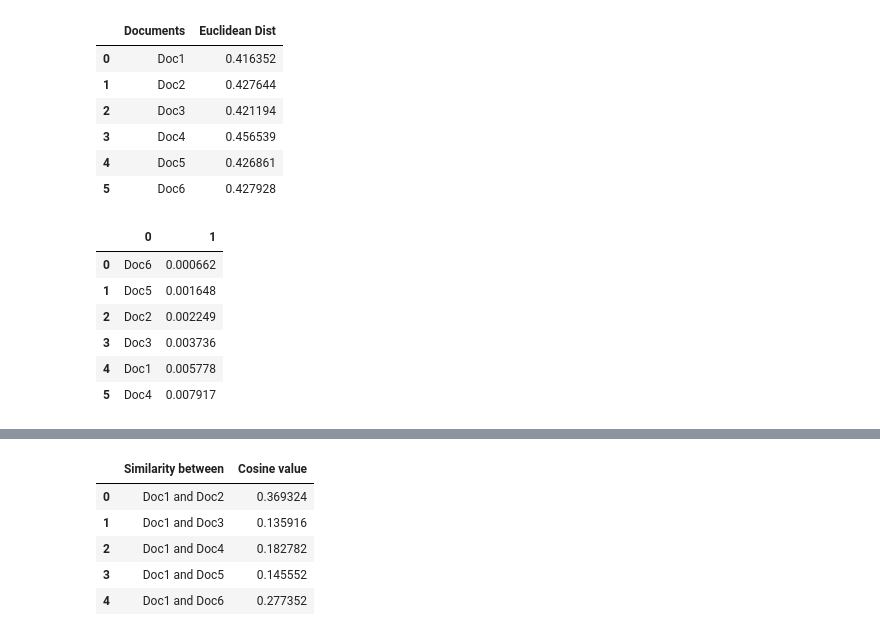
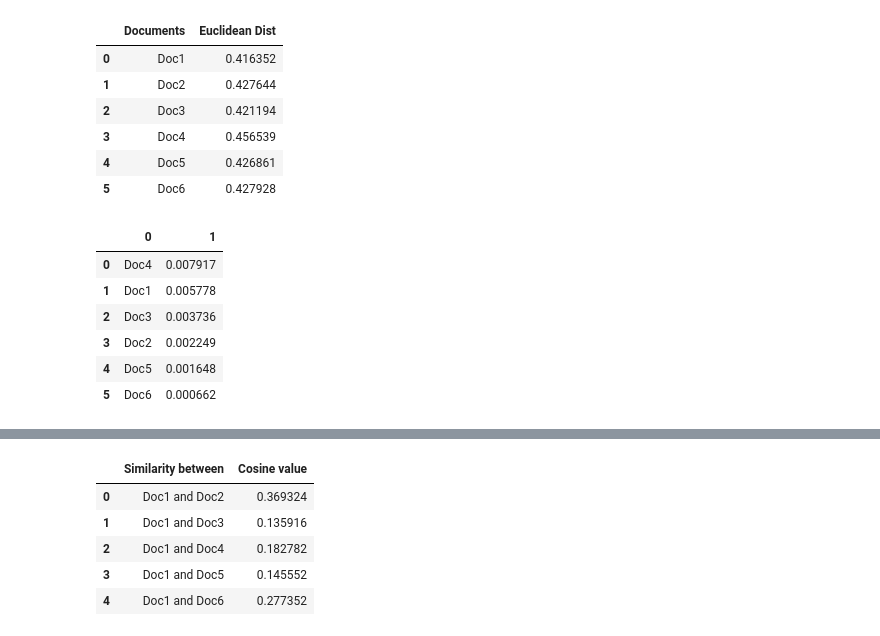
Before and after one commit to Gaurav4604/WebMining, a Jupyter notebook: Assesment 2/assessment.ipynb, the cells around one changed output, grey strips where cells are left out. Cells and saved outputs as stored; diff of their text form; code cells hidden in the pictures.

```diff
--- a/Assesment 2/assessment.ipynb
+++ b/Assesment 2/assessment.ipynb
@@ -45,17 +50,10 @@ def bfs(url):
 # %%
 frontier = ["http://toscrape.com", "https://soundcloud.com", "http://reddit.com", "https://fc2.com"]
 
-def threadCreater(frontier):
-    threads = []
-    for i in frontier:
-        t = threading.Thread(target = bfs, args=(i,))
-        threads.append(t)
-    return threads
-
-threads = threadCreater(frontier)
-for i in threads:
-    i.start()
-for i in threads:
-    i.join()
+link_string_arr = []
+with concurrent.futures.ThreadPoolExecutor() as executor:
+    futures = [executor.submit(bfs, i) for i in frontier]
+    print("started")
+    link_string_arr = [f.result() for f in futures]
 print("files made!")
 # %% [output]
@@ -107,19 +176,13 @@ print(decode("1111111110010001101", 10))
 9
 # %%
 # Q4
-from nltk.tokenize import word_tokenize
-from spacy.lang.en.stop_words import STOP_WORDS
 from functools import reduce
-from urllib import request
 import pandas as pd
-
-stop_words = set(STOP_WORDS)
-stop_words = stop_words.union({'.',',','\'','\"','?','{','}','[',']','<','>','(',')','!'})
 
 def extract(url):
     html = request.urlopen(url).read().decode('utf8')
     string = BeautifulSoup(html, 'html.parser').get_text().lower()
-    return list(word_tokenize(string))
+    return (list(word_tokenize(string)), string)
 
 def store(name, ls):
     with open(name,'w') as f:
@@ -149,7 +212,7 @@ base = 'https://en.wikipedia.org/wiki/'
 links = ['Web_mining','Data_mining','Artificial_intelligence','Machine_learning','Natural_language_processing','Text_mining']
 token_list = []
 for i in links:
-    token_list.append(extract(base+i))
+    token_list.append(extract(base+i)[0])
 terms = term_maker(token_list, links)
 bagOfWords = []
 for i in token_list:
@@ -426,12 +489,12 @@ pd.DataFrame(list(euclidean_dist().items()), columns=['Documents', 'Euclidean Di
 # %%
 sorted_dict = {k: v for k,v in sorted(cosine_dist().items(), key=lambda item: item[1])}
 
-pd.DataFrame(list(sorted_dict.items()))
+pd.DataFrame(list(sorted_dict.items())[::-1])
 # %% [output]
 |  | 0 | 1 |
-| 0 | Doc6 | 0.000662 |
-| 1 | Doc5 | 0.001648 |
-| 2 | Doc2 | 0.002249 |
-| 3 | Doc3 | 0.003736 |
-| 4 | Doc1 | 0.005778 |
-| 5 | Doc4 | 0.007917 |
+| 0 | Doc4 | 0.007917 |
+| 1 | Doc1 | 0.005778 |
+| 2 | Doc3 | 0.003736 |
+| 3 | Doc2 | 0.002249 |
+| 4 | Doc5 | 0.001648 |
+| 5 | Doc6 | 0.000662 |
```
Also changed, not shown: parts of 14 cells of this notebook, 7 other files.
